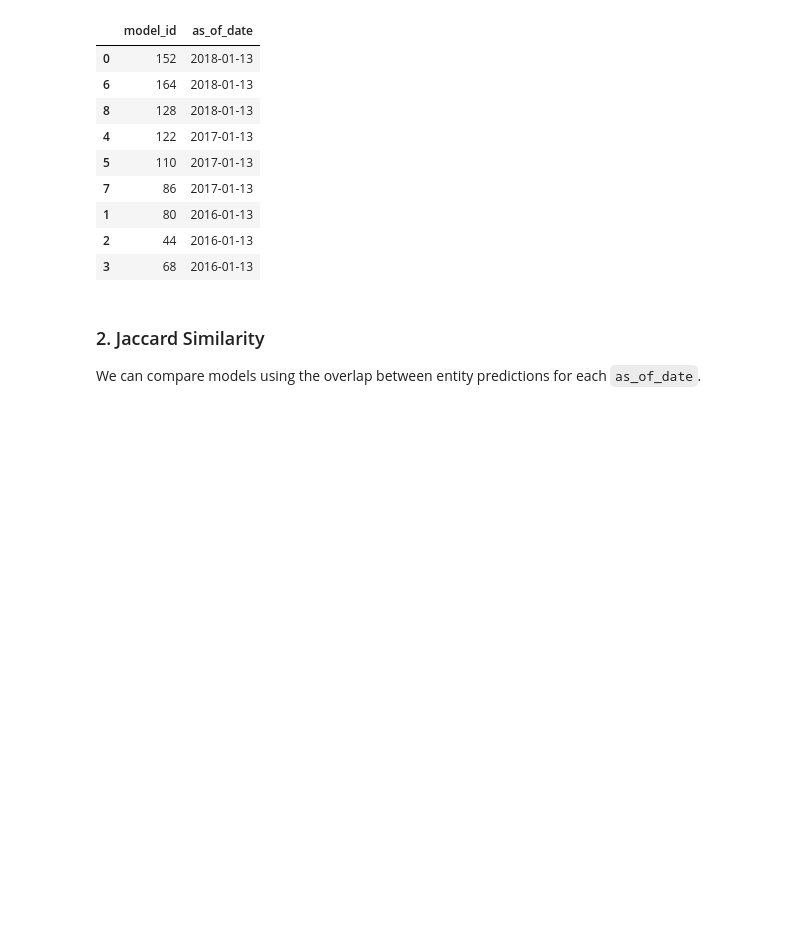
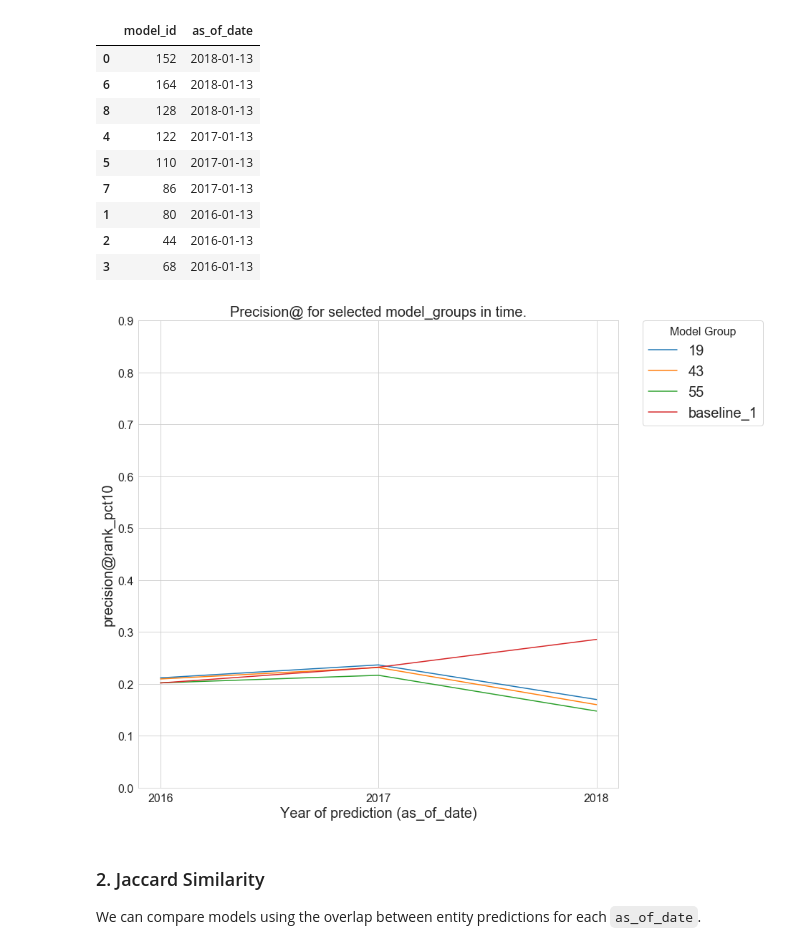
Before and after one commit to dssg/triage, a Jupyter notebook: src/triage/component/postmodeling/contrast/postmodeling_tutorial.ipynb, the cells around one changed output. Saved outputs shown, nothing was run; the diff lists cells and outputs as text; code cells hidden in the pictures; blank space fills up the shorter version.

```diff
--- a/src/triage/component/postmodeling/contrast/postmodeling_tutorial.ipynb
+++ b/src/triage/component/postmodeling/contrast/postmodeling_tutorial.ipynb
@@ -262,6 +247,15 @@ model_group_df.sort_values('as_of_date', ascending=False)
 | 1 | 80 | 2016-01-13 |
 | 2 | 44 | 2016-01-13 |
 | 3 | 68 | 2016-01-13 |
+# %%
+audited_models_class.plot_prec_across_time(param_type='rank_pct',
+                                           param=10,
+                                           baseline=True,
+                                           baseline_query=params.baseline_query,
+                                           metric='precision@',
+                                           figsize=params.figsize)
+# %% [output]
+[figure, added]
 # %% [markdown]
 ### 2. Jaccard Similarity
 We can compare models using the overlap between entity predictions for each `as_of_date`.
```
Also changed, not shown: parts of 5 cells of this notebook, 1 other file.
